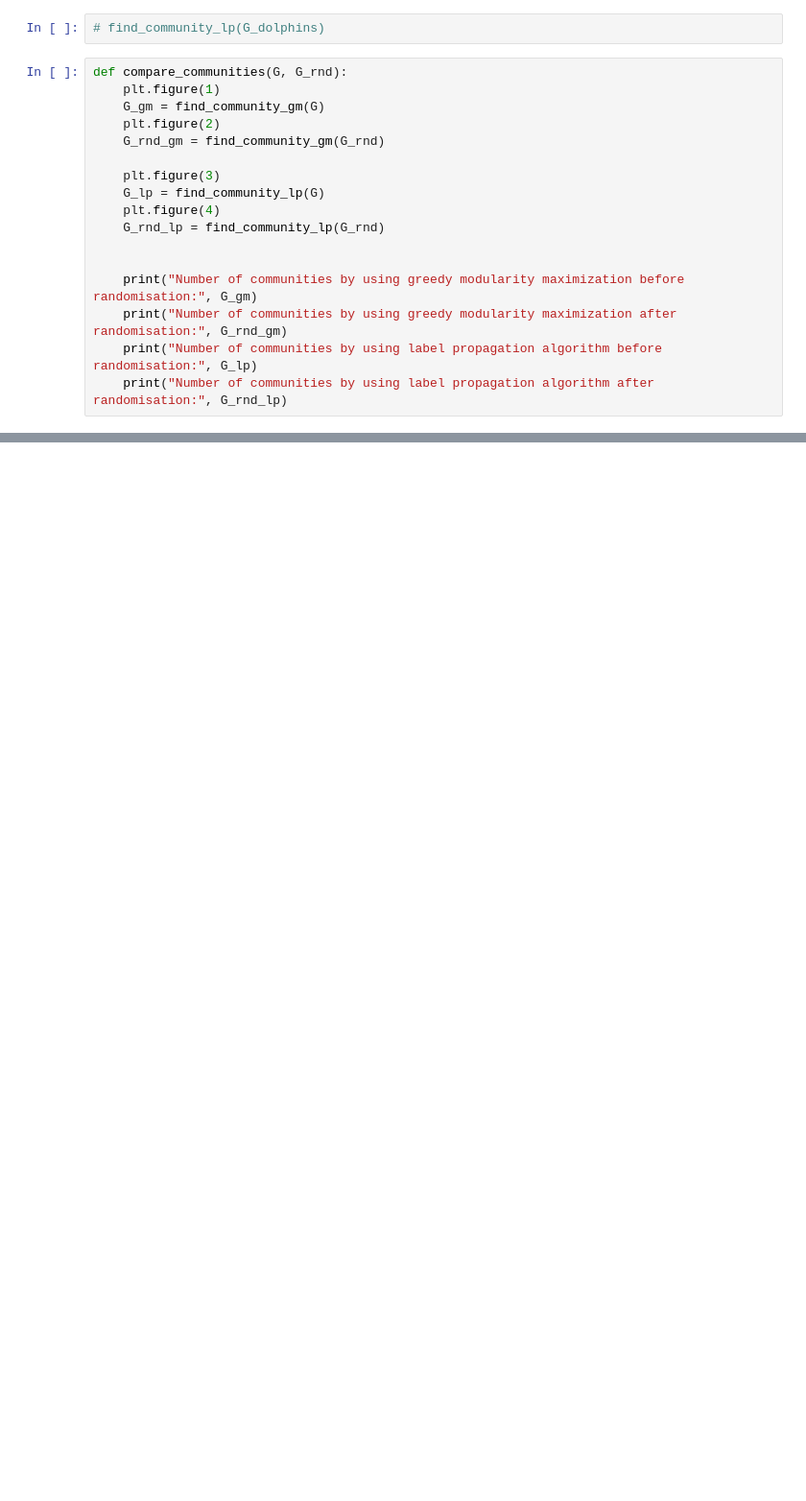
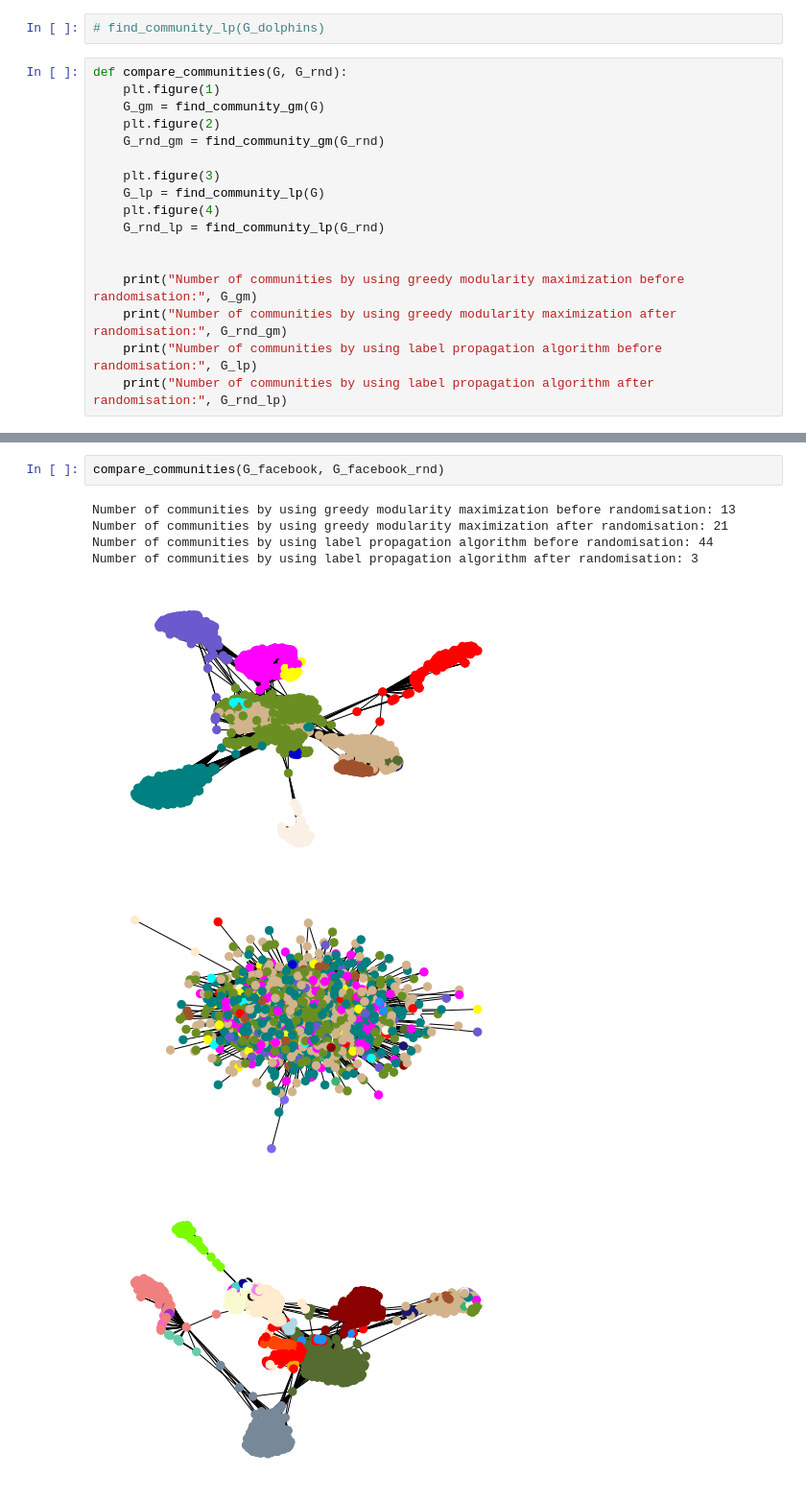
Before and after one commit to JunTu-XD/NetSci, a Jupyter notebook: assignment_4/assignment_4_Jun Tu_Guanda Zhao.ipynb, the cells around one changed output, grey strips where cells are left out. Shown at 96% size. Saved outputs shown, nothing was run; the diff lists cells and outputs as text; blank space fills up the shorter version.

```diff
--- a/assignment_4/assignment_4_Jun Tu_Guanda Zhao.ipynb
+++ b/assignment_4/assignment_4_Jun Tu_Guanda Zhao.ipynb
@@ -72,0 +90,10 @@ Number of communities by using label propagation algorithm after randomisation:
+# %%
+compare_communities(G_facebook, G_facebook_rnd)
+# %% [output]
+Number of communities by using greedy modularity maximization before randomisation: 13
+Number of communities by using greedy modularity maximization after randomisation: 21
+Number of communities by using label propagation algorithm before randomisation: 44
+Number of communities by using label propagation algorithm after randomisation: 3
+[figure, added]
+[figure, added]
+[figure, added]
```
Also changed, not shown: parts of 11 cells of this notebook.
